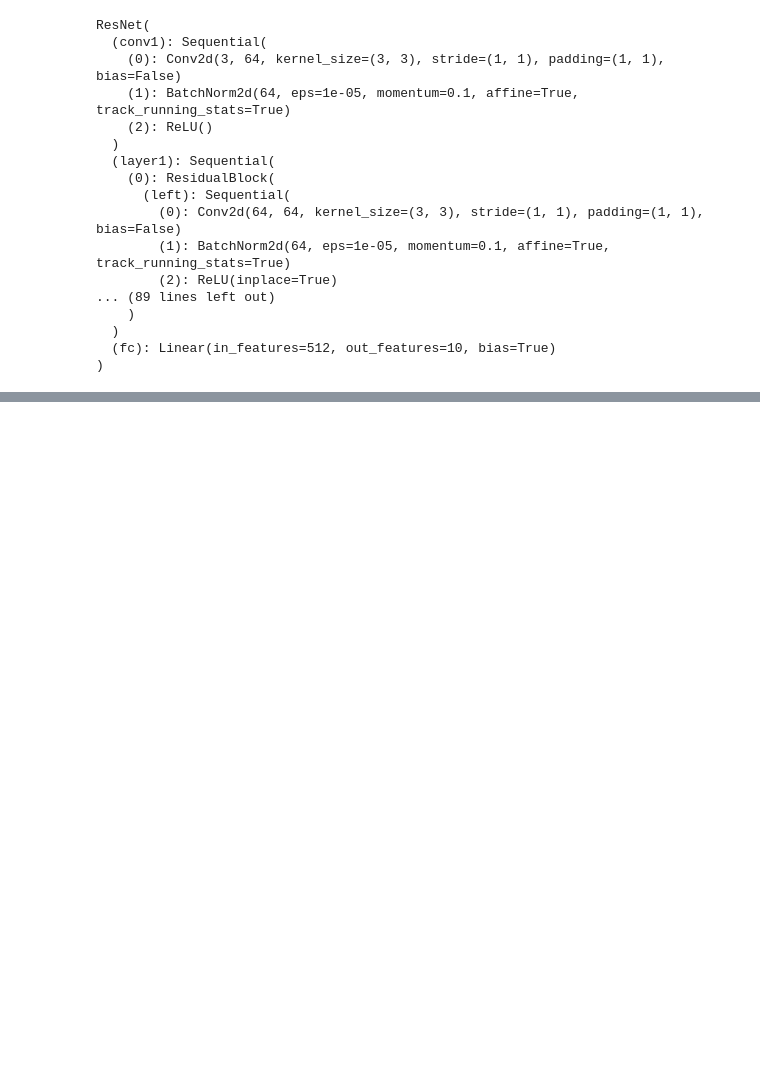
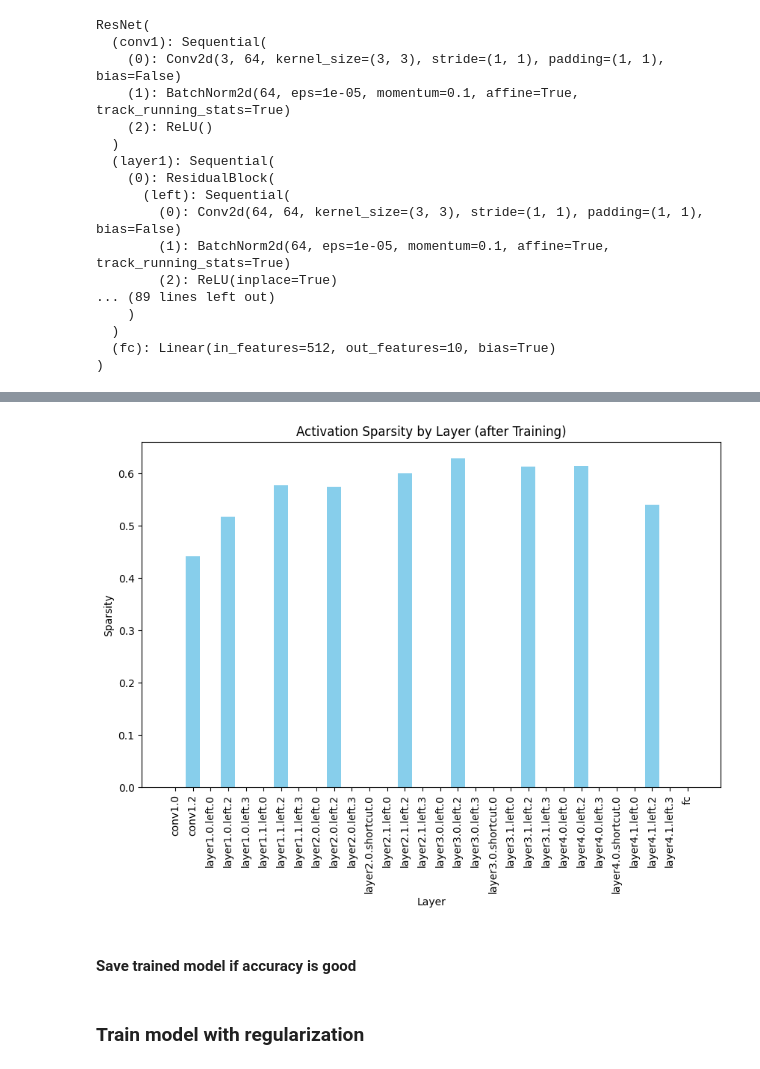
Before and after one commit to ANTRIKSH-GANJOO/pytorch_research, a Jupyter notebook: WithReg_.ipynb, the cells around one changed output, grey strips where cells are left out. Cells and saved outputs as stored; diff of their text form; code cells hidden in the pictures; blank space fills up the shorter version.

```diff
--- a/WithReg_.ipynb
+++ b/WithReg_.ipynb
@@ -281,0 +377,43 @@ Finished Training
+# %%
+after_train_sparsity_values = []
+
+def get_activation_sparsity_after_training(name):
+    def hook(model, input, output):
+        total_elements = output.numel()
+        zero_elements = (output == 0).sum().item()
+        sparsity = zero_elements / total_elements
+        after_train_sparsity_values.append((name, sparsity))
+    return hook
+
+# Register hooks on the layers
+initial_hooks = []
+for name, layer in my_net.named_modules():
+    if isinstance(layer, (nn.Conv2d, nn.ReLU, nn.Linear)):
+        hook = layer.register_forward_hook(get_activation_sparsity_after_training(name))
+        initial_hooks.append(hook)
+
+with torch.no_grad():
+    for batch, _ in testloader:
+        batch = batch.to(device)
+        output = my_net(batch)
+
+
+# Remove hooks after measurement to avoid memory leaks
+for hook in initial_hooks:
+    hook.remove()
+
+# Initial sparsity values
+layer_names, after_train_sparsities = zip(*after_train_sparsity_values)
+
+plt.figure(figsize=(10, 6))
+plt.bar(layer_names, after_train_sparsities, color='skyblue')
+plt.xlabel('Layer')
+plt.ylabel('Sparsity')
+plt.title('Activation Sparsity by Layer (after Training)')
+plt.xticks(rotation=90)
+plt.savefig("activation_sparsity_layer_testset_after_training.pdf")
+plt.show()
+# %% [output]
+[figure, added]
+# %% [markdown]
+#### Save trained model if accuracy is good
@@ -281,0 +423,2 @@ Finished Training
+# %% [markdown]
+### Train model with regularization
```
Also changed, not shown: parts of 25 cells of this notebook.
